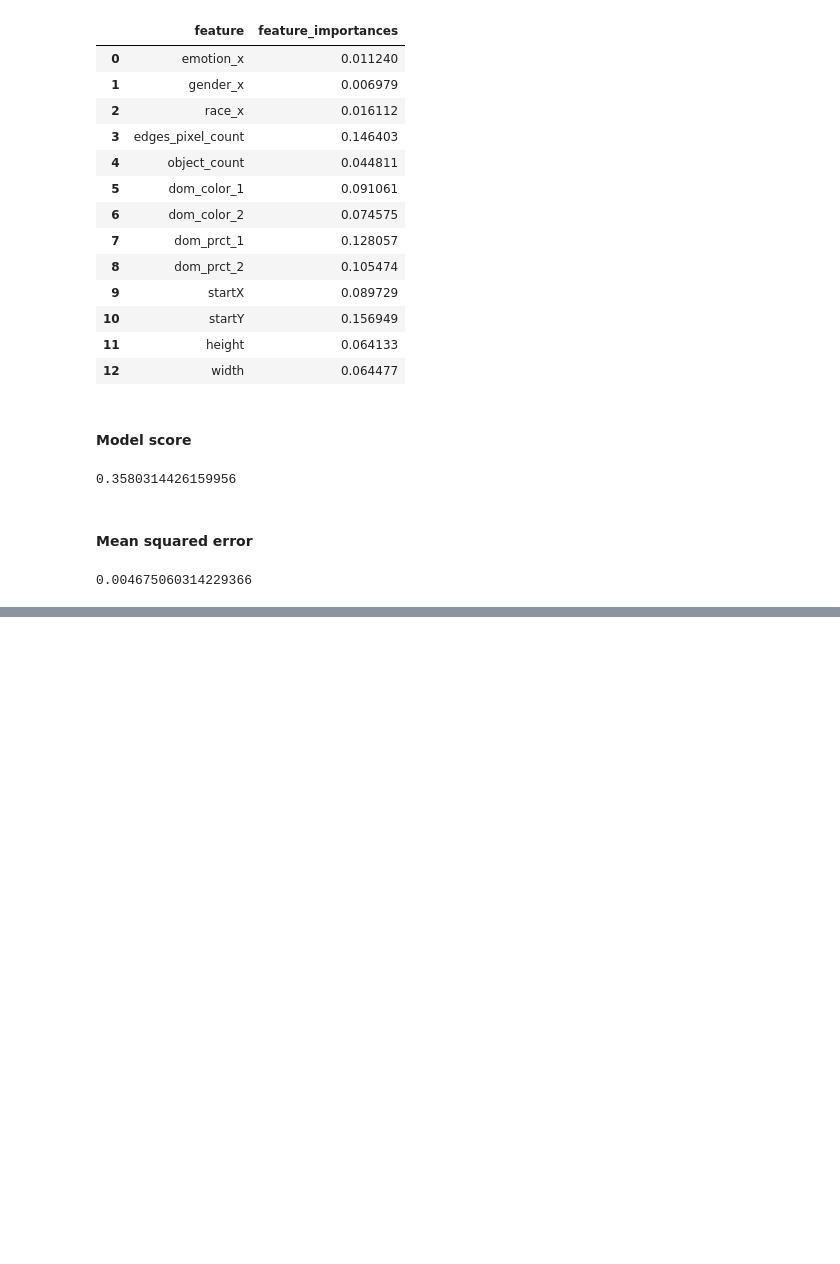
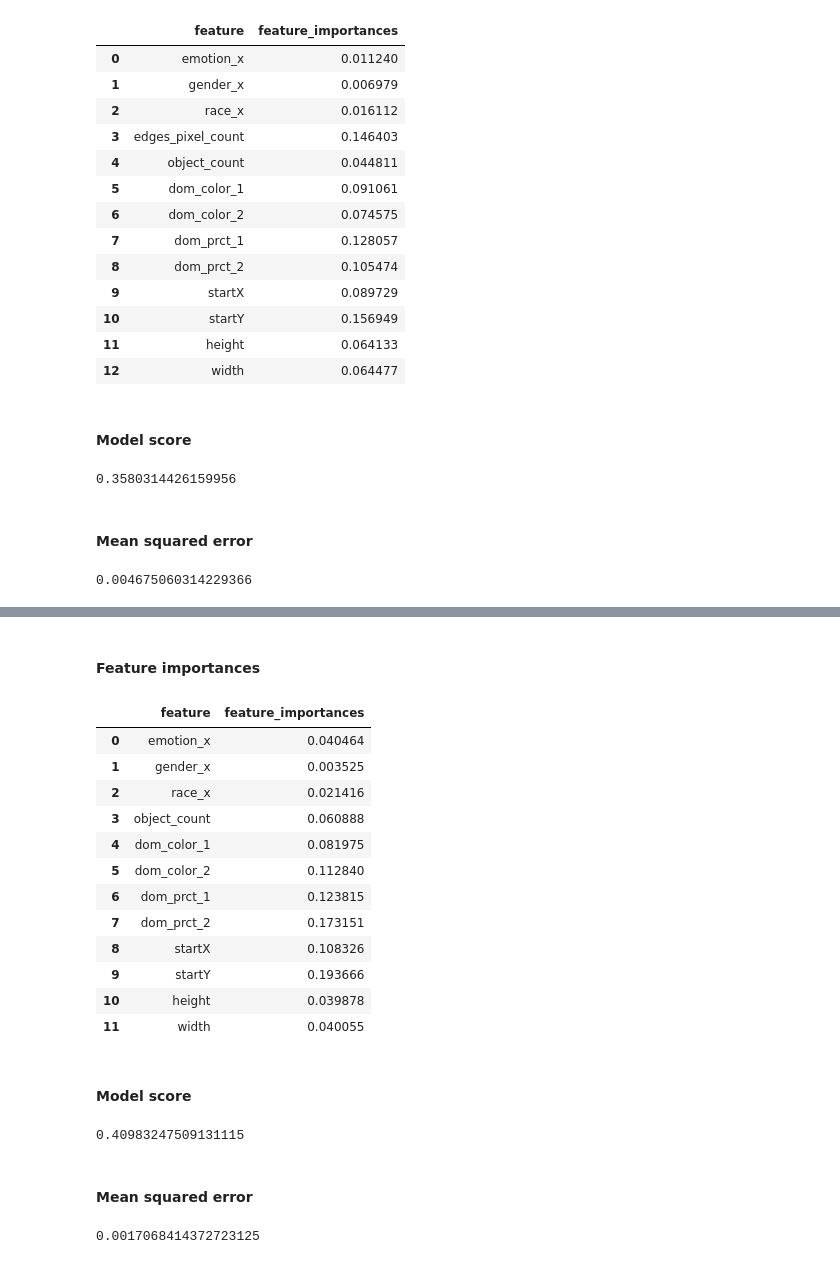
Before and after one commit to reiten-g3-ad-challnage/computer-vision-for-creative-optimisation, a Jupyter notebook: notebooks/model.ipynb, the cells around one changed output, grey strips where cells are left out. Saved outputs shown, nothing was run; the diff lists cells and outputs as text; code cells hidden in the pictures; blank space fills up the shorter version.

```diff
--- a/notebooks/model.ipynb
+++ b/notebooks/model.ipynb
@@ -236,0 +424,30 @@ model[3]
+# %% [markdown]
+#### Feature importances
+# %%
+endframe_model[1]
+# %% [output]
+|  | feature | feature_importances |
+| 0 | emotion_x | 0.040464 |
+| 1 | gender_x | 0.003525 |
+| 2 | race_x | 0.021416 |
+| 3 | object_count | 0.060888 |
+| 4 | dom_color_1 | 0.081975 |
+| 5 | dom_color_2 | 0.112840 |
+| 6 | dom_prct_1 | 0.123815 |
+| 7 | dom_prct_2 | 0.173151 |
+| 8 | startX | 0.108326 |
+| 9 | startY | 0.193666 |
+| 10 | height | 0.039878 |
+| 11 | width | 0.040055 |
+# %% [markdown]
+#### Model score
+# %%
+endframe_model[2]
+# %% [output]
+0.40983247509131115
+# %% [markdown]
+#### Mean squared error
+# %%
+endframe_model[3]
+# %% [output]
+0.0017068414372723125
```
Also changed, not shown: parts of 27 cells of this notebook, 16 other files.
